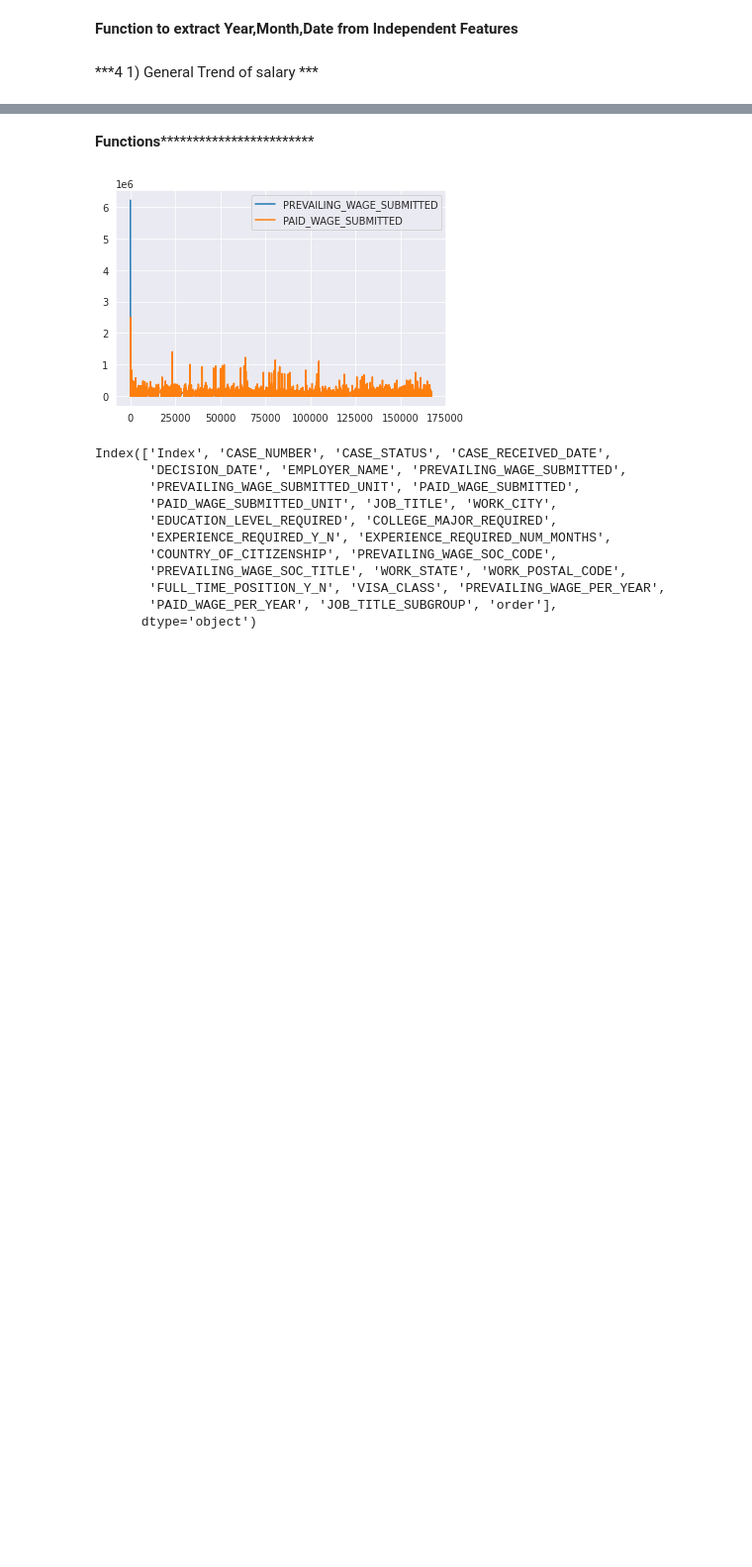
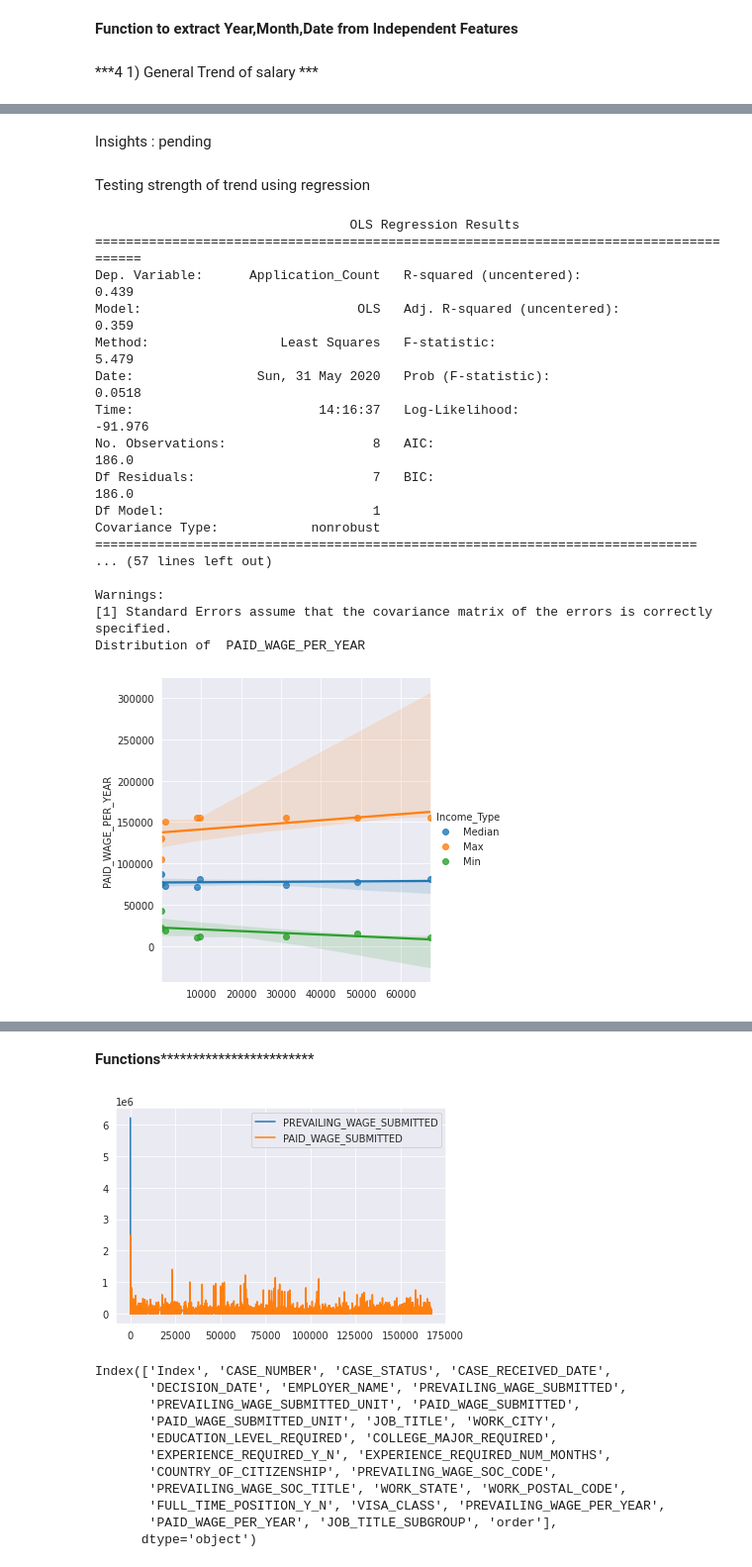
Before and after one commit to chandra-sekar-1983/data_visualization, a Jupyter notebook: Data_Visualization&Analysis.ipynb, the cells around one changed output, grey strips where cells are left out. Shown at 99% size. Cells and saved outputs as stored; diff of their text form; code cells hidden in the pictures; blank space fills up the shorter version.

```diff
--- a/Data_Visualization&Analysis.ipynb
+++ b/Data_Visualization&Analysis.ipynb
@@ -256,0 +266,68 @@ DataError: ignored
+# %% [markdown]
+Insights : pending
+# %% [markdown]
+Testing strength of trend using regression
+# %%
+### testing the strength of trend using signficance
+
+import statsmodels.api as sm
+
+def trend_signifcance_test(df2,output_var,date_var,kind="bar", figsize=(8,10)):
+  df2=pd.DataFrame()
+  df2["Income"]=data.groupby(date_var)[output_var].median()
+  df2["Application_Count"]=data.groupby(date_var)[output_var].count()
+  df2["Income_Type"]="Median"
+  df2=df2.reset_index()
+  mod = sm.OLS(df2["Application_Count"], df2["Income"])
+  res = mod.fit()
+  print(res.summary())
+
+
+  df3=pd.DataFrame()
+  df3["Income"]=data.groupby(date_var)[output_var].max()
+  df3["Application_Count"]=data.groupby(date_var)[output_var].count()
+  df3["Income_Type"]="Max"
+  df3=df3.reset_index()
+  mod = sm.OLS(df3["Application_Count"], df3["Income"])
+  res = mod.fit()
+  print(res.summary())
+
+  df4=pd.DataFrame()
+  df4["Income"]=data.groupby(date_var)[output_var].min()
+  df4["Application_Count"]=data.groupby(date_var)[output_var].count()
+  df4["Income_Type"]="Min"
+  df4=df4.reset_index()
+  mod = sm.OLS(df4["Application_Count"], df4["Income"])
+  res = mod.fit()
+  print(res.summary())
+
+  df2=pd.concat([df2,df3,df4],axis=0)
+
+
+
+  sns.lmplot(x="Application_Count", y="Income", hue="Income_Type", data=df2)
+  plt.xlabel("")
+  plt.ylabel(output_var)
+  print("Distribution of ",output_var)
+
+
+trend_signifcance_test(data,"PAID_WAGE_PER_YEAR","CASE_RECEIVED_DATE_Yr",kind="lmplot", figsize=(10,8))
+# %% [output]
+                                 OLS Regression Results
+=======================================================================================
+Dep. Variable:      Application_Count   R-squared (uncentered):                   0.439
+Model:                            OLS   Adj. R-squared (uncentered):              0.359
+Method:                 Least Squares   F-statistic:                              5.479
+Date:                Sun, 31 May 2020   Prob (F-statistic):                      0.0518
+Time:                        14:16:37   Log-Likelihood:                         -91.976
+No. Observations:                   8   AIC:                                      186.0
+Df Residuals:                       7   BIC:                                      186.0
+Df Model:                           1
+Covariance Type:            nonrobust
+==============================================================================
+... (57 lines left out)
+
+Warnings:
+[1] Standard Errors assume that the covariance matrix of the errors is correctly specified.
+Distribution of  PAID_WAGE_PER_YEAR
+[figure, added]
```
Also changed, not shown: parts of 6 cells of this notebook.
